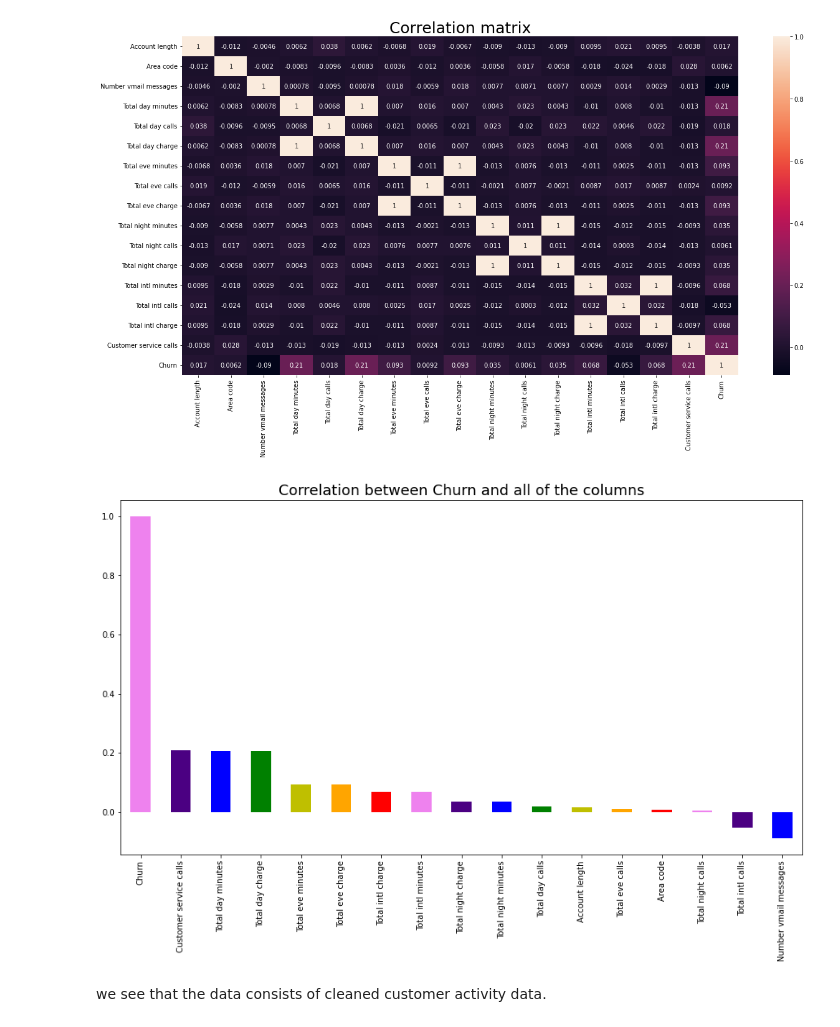
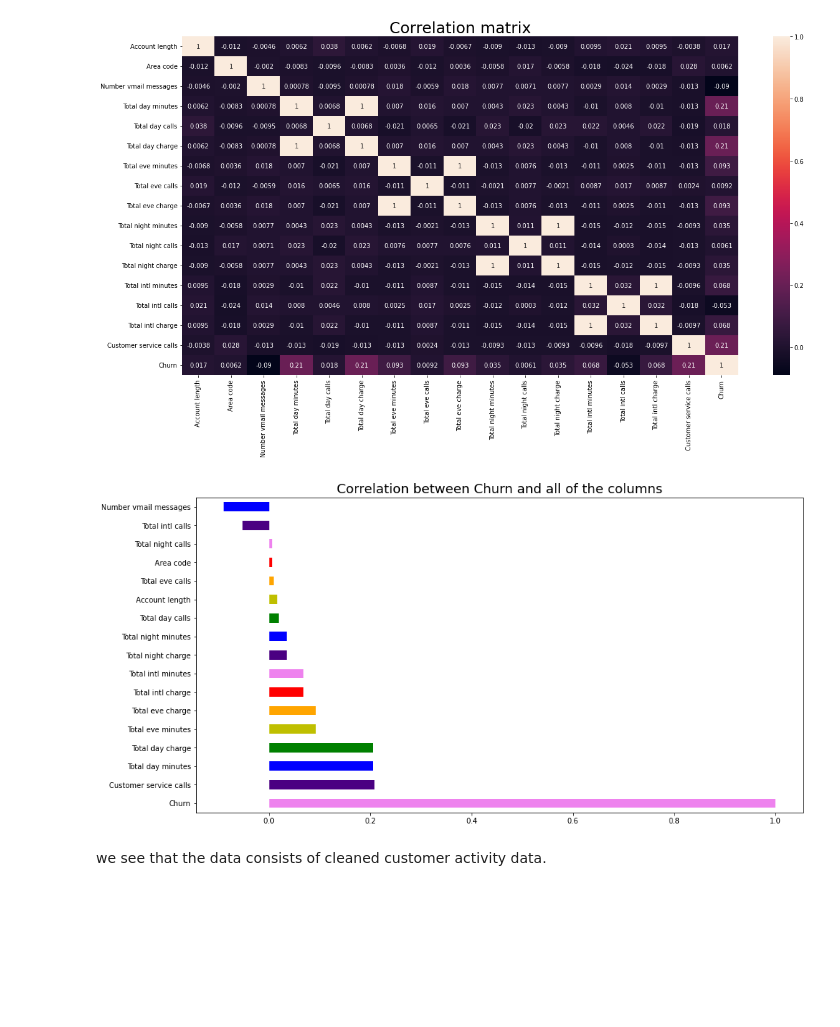
Before and after one commit to Turu594/Telecom_Churn_Analysis, a Jupyter notebook: Team_Note_book_Telecom_Churn_Analysis_Capstone_Project.ipynb, the cells around one changed output. Saved outputs shown, nothing was run; the diff lists cells and outputs as text; code cells hidden in the pictures; blank space fills up the shorter version.

```diff
--- a/Team_Note_book_Telecom_Churn_Analysis_Capstone_Project.ipynb
+++ b/Team_Note_book_Telecom_Churn_Analysis_Capstone_Project.ipynb
@@ -207,11 +181,11 @@ plt.show()
 # %%
 #Correlation between Churn and all of the columns
 plt.figure(figsize=(15,8))
-dataset.corr()['Churn'].sort_values(ascending = False).plot(kind='bar',color = ['violet','indigo','b','g','y','orange','r'])
+dataset.corr()['Churn'].sort_values(ascending = False).plot(kind='barh',color = ['violet','indigo','b','g','y','orange','r'])
 plt.title('Correlation between Churn and all of the columns',fontsize=18)
 plt.show()
 # %% [output]
-[figure, old version]
+[figure, new version]
 # %% [markdown]
 we see that the data consists of cleaned customer activity data.
 # %% [markdown]
```
Also changed, not shown: parts of 5 cells of this notebook.
